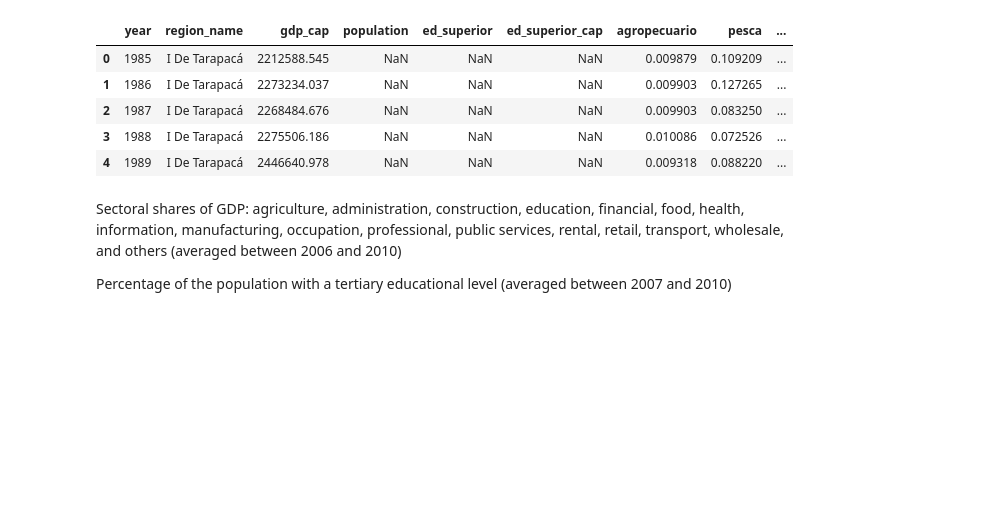
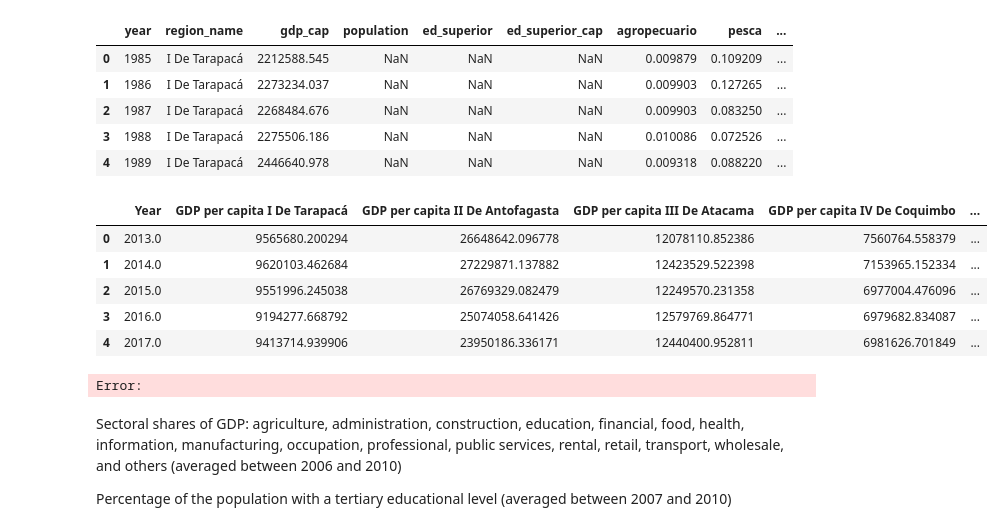
Before and after one commit to diodz/dpl-earthquakes, a Jupyter notebook: notebooks/maule.ipynb, the cells around one changed output. Drawn from its saved outputs; the diff is of its cells as text; code cells hidden in the pictures; blank space fills up the shorter version.

Commit message:
added pandasai code

```diff
--- a/notebooks/maule.ipynb
+++ b/notebooks/maule.ipynb
@@ -27,6 +27,26 @@ df.head()
 | 2 | 1987 | I De Tarapacá | 2268484.676 | NaN | NaN | NaN | 0.009903 | 0.083250 | ... |
 | 3 | 1988 | I De Tarapacá | 2275506.186 | NaN | NaN | NaN | 0.010086 | 0.072526 | ... |
 | 4 | 1989 | I De Tarapacá | 2446640.978 | NaN | NaN | NaN | 0.009318 | 0.088220 | ... |
+# %%
+from updated_gdp_data import calculate_gdp_per_capita
+
+ch = calculate_gdp_per_capita()
+ch.head()
+# %% [output]
+|  | Year | GDP per capita I De Tarapacá | GDP per capita II De Antofagasta | GDP per capita III De Atacama | GDP per capita IV De Coquimbo | ... |
+| 0 | 2013.0 | 9565680.200294 | 26648642.096778 | 12078110.852386 | 7560764.558379 | ... |
+| 1 | 2014.0 | 9620103.462684 | 27229871.137882 | 12423529.522398 | 7153965.152334 | ... |
+| 2 | 2015.0 | 9551996.245038 | 26769329.082479 | 12249570.231358 | 6977004.476096 | ... |
+| 3 | 2016.0 | 9194277.668792 | 25074058.641426 | 12579769.864771 | 6979682.834087 | ... |
+| 4 | 2017.0 | 9413714.939906 | 23950186.336171 | 12440400.952811 | 6981626.701849 | ... |
+# %%
+from pandasai import SmartDataframe
+import os
+os.environ['PANDASAI_API_KEY'] = "$2a$10$O0DUAp7MfL2Fa7R8HAygderNvVS7JYbsYo7lPgFA4qyCEk26H4i4W"
+sch = SmartDataframe(ch)
+sch.head()
+# %% [output]
+Error:
 # %% [markdown]
 Sectoral shares of GDP: agriculture, administration, construction, education, financial, food, health, information, manufacturing, occupation, professional, public services, rental, retail, transport, wholesale, and others (averaged between 2006 and 2010)
 
```
Also changed, not shown: 7 other files.
